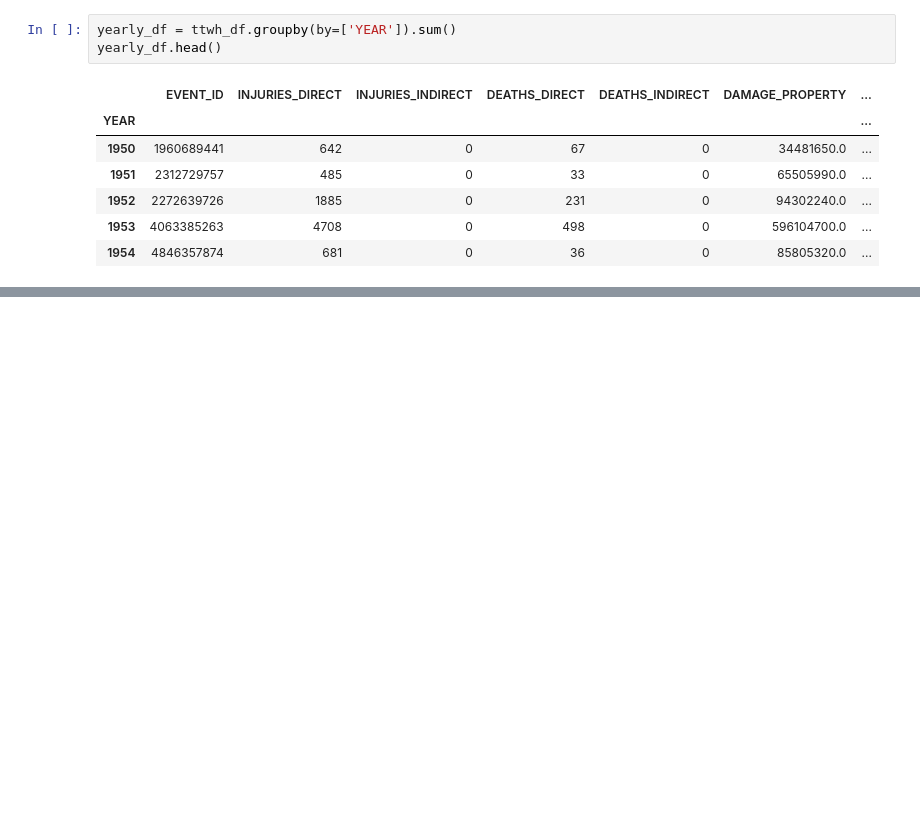
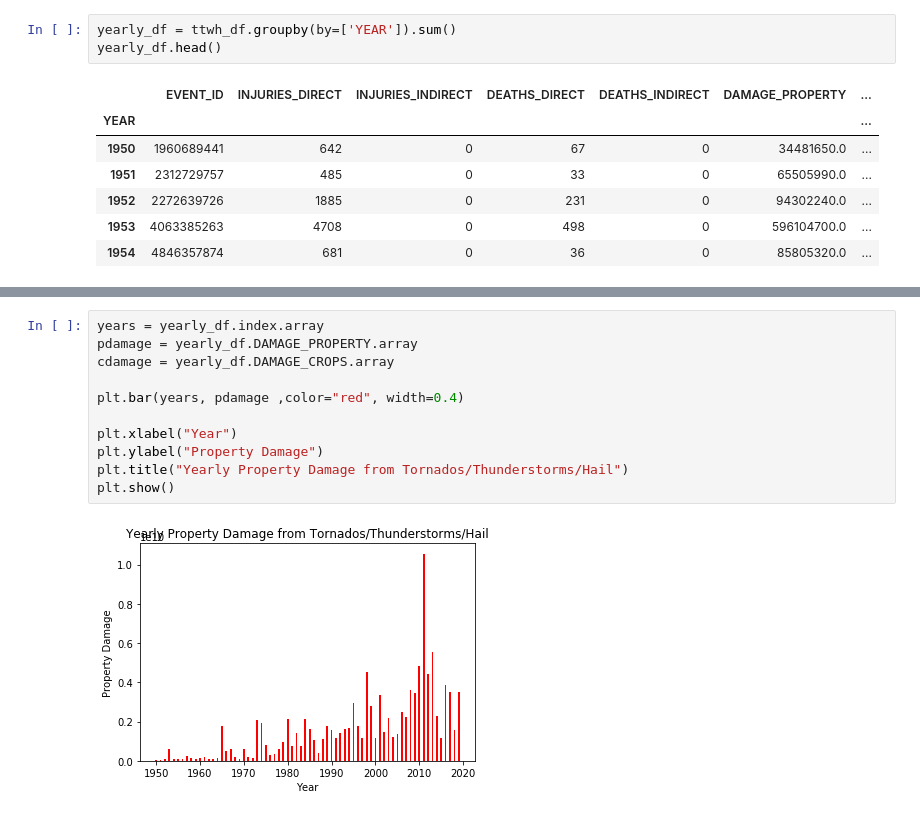
Before and after one commit to RedRubiksCube/project1, a Jupyter notebook: Project1-BS.ipynb, the cells around one changed output, grey strips where cells are left out. Saved outputs shown, nothing was run; the diff lists cells and outputs as text; blank space fills up the shorter version.

Commit message:
Added graphs, still need to be normalized for inflation

```diff
--- a/Project1-BS.ipynb
+++ b/Project1-BS.ipynb
@@ -138,0 +144,13 @@ KeyError: 'YEAR'
+# %%
+years = yearly_df.index.array
+pdamage = yearly_df.DAMAGE_PROPERTY.array
+cdamage = yearly_df.DAMAGE_CROPS.array
+
+plt.bar(years, pdamage ,color="red", width=0.4)
+
+plt.xlabel("Year")
+plt.ylabel("Property Damage")
+plt.title("Yearly Property Damage from Tornados/Thunderstorms/Hail")
+plt.show()
+# %% [output]
+[figure, added]
```
Also changed, not shown: parts of 3 cells of this notebook.
